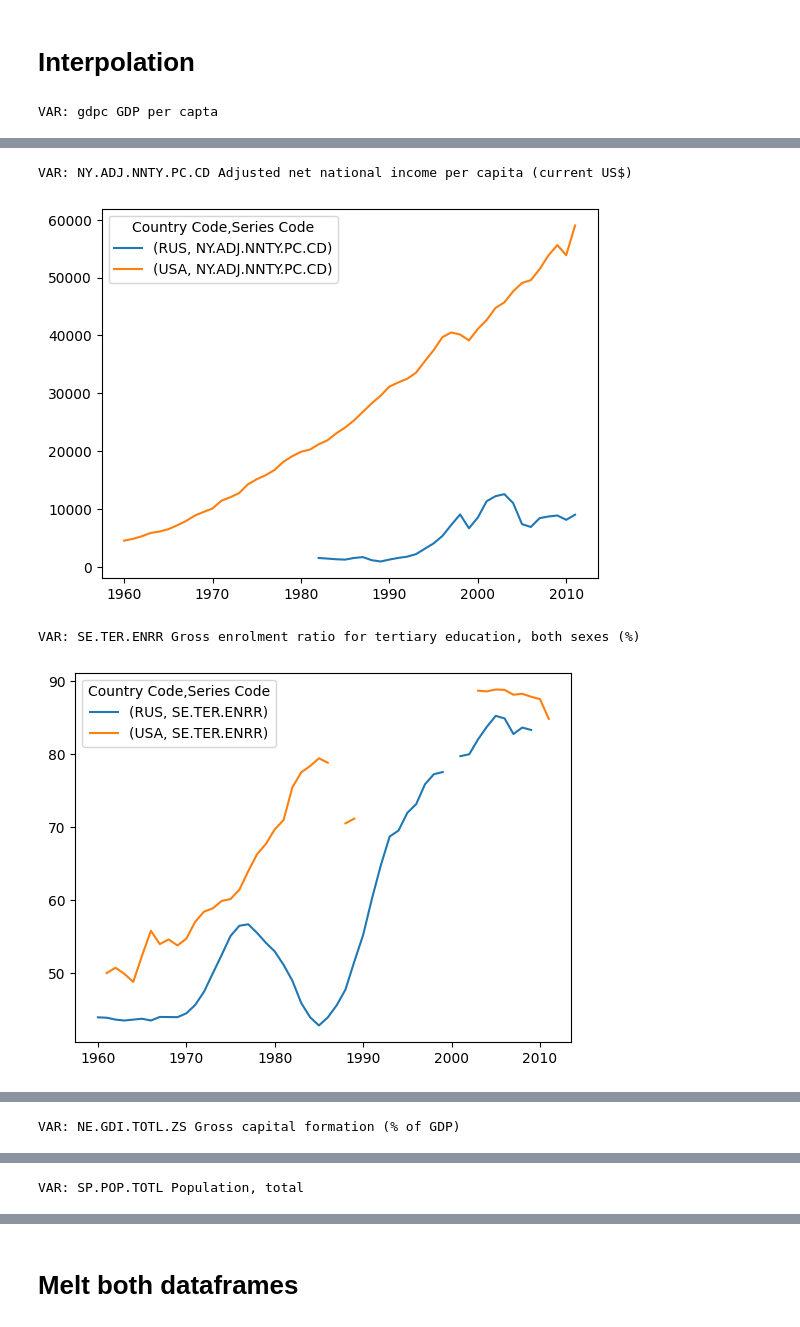
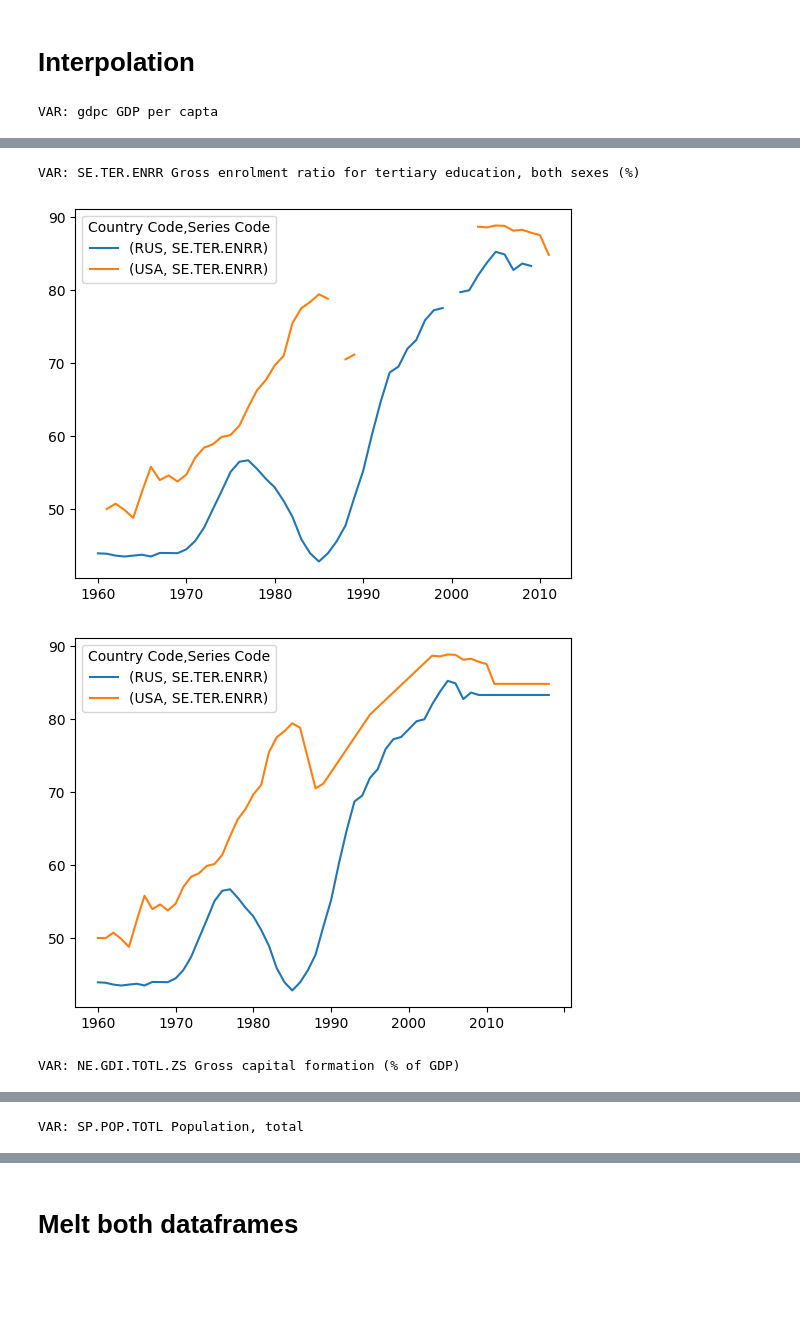
Before and after one commit to AcacioTelechi/economic-devlopment-class, a Jupyter notebook: treat_data.ipynb, the cells around one changed output, grey strips where cells are left out. Cells and saved outputs as stored; diff of their text form; code cells hidden in the pictures; blank space fills up the shorter version.

```diff
--- a/treat_data.ipynb
+++ b/treat_data.ipynb
@@ -78,7 +78,7 @@ vars = {
     "gdpc": "GDP per capta",
    # "NY.ADJ.NNTY.PC.KD.ZG": "Adjusted net national income per capita (annual % growth)",
     #"NY.ADJ.NNTY.PC.KD": "Adjusted net national income per capita (constant 2015 US$)",
-    "NY.ADJ.NNTY.PC.CD": "Adjusted net national income per capita (current US$)",
+    # "NY.ADJ.NNTY.PC.CD": "Adjusted net national income per capita (current US$)",
    # "NY.ADJ.ICTR.GN.ZS": "Adjusted savings: gross savings (% of GNI)",
    # "NY.GDP.MKTP.KD.ZG": "GDP growth (annual %)",
    # "NY.GDP.PCAP.KD": "GDP per capita (constant 2005 US$)",
@@ -117,7 +117,7 @@ for var in vars:
 
     df_plot.T.plot()
 
-    # df_interpolated.filter(regex=var,axis=0).T.plot()
+    df_interpolated.filter(regex=var,axis=0).T.plot()
 
     plt.show()
 # %% [output]
@@ -126,4 +127,4 @@ VAR: gdpc GDP per capta
-VAR: NY.ADJ.NNTY.PC.CD Adjusted net national income per capita (current US$)
+VAR: SE.TER.ENRR Gross enrolment ratio for tertiary education, both sexes (%)
-[figure, old version]
+[figure]
+[figure, new version]
-VAR: SE.TER.ENRR Gross enrolment ratio for tertiary education, both sexes (%)
+VAR: NE.GDI.TOTL.ZS Gross capital formation (% of GDP)
-[figure]
@@ -130 +133 @@ VAR: SE.TER.ENRR Gross enrolment ratio for tertiary education, both sexes (%)
-VAR: NE.GDI.TOTL.ZS Gross capital formation (% of GDP)
+VAR: SP.POP.TOTL Population, total
@@ -132 +133,0 @@ VAR: NE.GDI.TOTL.ZS Gross capital formation (% of GDP)
-VAR: SP.POP.TOTL Population, total
```
Also changed, not shown: parts of 1 cell of this notebook.
